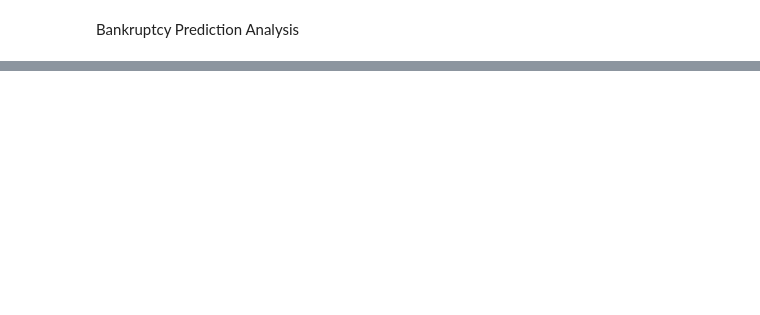
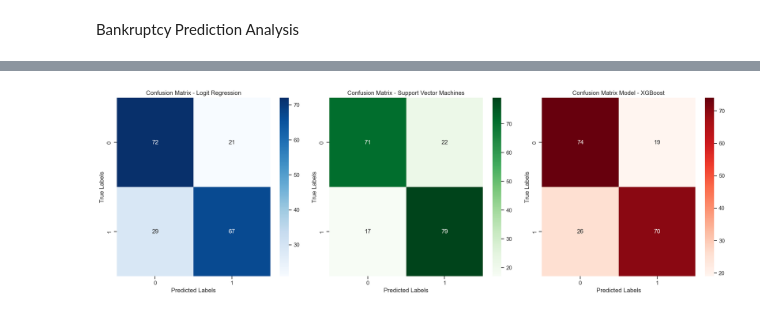
Before and after one commit to adam-datasci/RiskAnalytics, a Jupyter notebook: Bankruptcy Prediction.ipynb, the cells around one changed output, grey strips where cells are left out. Saved outputs shown, nothing was run; the diff lists cells and outputs as text; code cells hidden in the pictures; blank space fills up the shorter version.

```diff
--- a/Bankruptcy Prediction.ipynb
+++ b/Bankruptcy Prediction.ipynb
@@ -72,4 +84,4 @@ X = X.apply(clip_to_percentiles, args=(0.05,0.95), axis=0)
 # %%
-min_max_scaler = MinMaxScaler(feature_range=(0, 1))
+#min_max_scaler = MinMaxScaler(feature_range=(0, 1))
 
-X = pd.DataFrame(min_max_scaler.fit_transform(X), columns=X.columns)
+#df_balanced = pd.DataFrame(min_max_scaler.fit_transform(df_balanced), columns=df_balanced.columns, index=df_balanced.index)
@@ -104,0 +130,37 @@ print("Confusion Matrix:\n", conf_matrix)
+# %%
+logit_pred = result.predict(X_test)
+logit_pred_classes = (logit_pred > 0.5).astype(int)
+
+svm_pred = svm_model.predict_proba(X_test)
+svm_pred = svm_pred[:,1]
+svm_pred_classes = (svm_pred > 0.5).astype(int)
+
+xgb_pred = xgb_model.predict_proba(X_test)
+xgb_pred = xgb_pred[:,1]
+xgb_pred_classes = (xgb_pred > 0.5).astype(int)
+# %%
+cm1 = confusion_matrix(y_test, logit_pred_classes)
+cm2 = confusion_matrix(y_test, svm_pred_classes)
+cm3 = confusion_matrix(y_test, xgb_pred_classes)
+# %%
+fig, axes = plt.subplots(1, 3, figsize=(18, 6))  # 1 row, 3 columns
+
+sns.heatmap(cm1, annot=True, ax=axes[0], fmt='g', cmap='Blues')
+axes[0].set_title('Confusion Matrix - Logit Regression')
+axes[0].set_xlabel('Predicted Labels')
+axes[0].set_ylabel('True Labels')
+
+sns.heatmap(cm2, annot=True, ax=axes[1], fmt='g', cmap='Greens')
+axes[1].set_title('Confusion Matrix - Support Vector Machines')
+axes[1].set_xlabel('Predicted Labels')
+axes[1].set_ylabel('True Labels')
+
+sns.heatmap(cm3, annot=True, ax=axes[2], fmt='g', cmap='Reds')
+axes[2].set_title('Confusion Matrix Model - XGBoost')
+axes[2].set_xlabel('Predicted Labels')
+axes[2].set_ylabel('True Labels')
+
+plt.tight_layout()
+plt.show()
+# %% [output]
+[figure, added]
```
Also changed, not shown: parts of 15 cells of this notebook, 2 other files.
